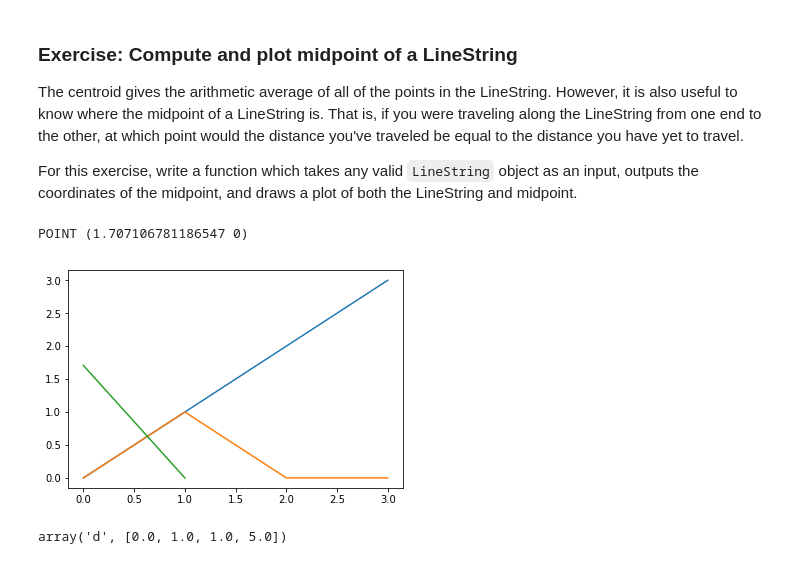
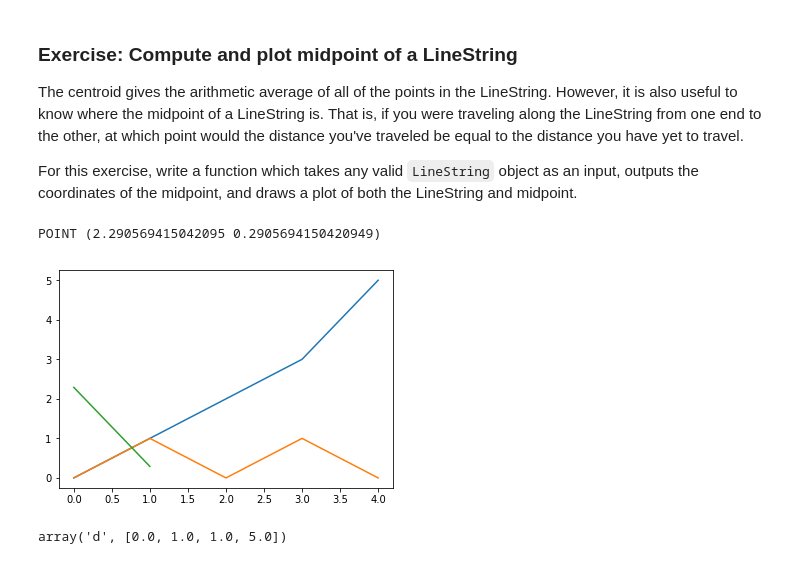
Before and after one commit to bwsi-hadr/02-visualization-and-shapes-dylan-pham, a Jupyter notebook: 02_Visualization_and_Shapes.ipynb, the cells around one changed output. Drawn from its saved outputs; the diff is of its cells as text; code cells hidden in the pictures.

```diff
--- a/02_Visualization_and_Shapes.ipynb
+++ b/02_Visualization_and_Shapes.ipynb
@@ -441,26 +441,27 @@ def getMidpoint(line):
   remaining_length = length_at_midpoint - current_length
   larger_tri_hyp_length = math.sqrt((point2.x-point1.x)**2 + (point2.y-point1.y)**2)
   ratio = larger_tri_hyp_length/remaining_length # large/small
-  x_val = point1.x + point2.x/ratio
-  y_val = point2.y - point2.y/ratio
+
+  x_val = point1.x + abs(point2.x - point1.x)/ratio
+  y_val = abs(point2.y-point1.y)/ratio
 
   midpoint = Point([(x_val, y_val)])
 
   return midpoint
 # %%
-line = LineString([(0, 0), (1, 1), (2, 0), (3, 0)])
+line = LineString([(0, 0), (1, 1), (2, 0), (3, 1), (5, 0)])
 
 midpoint = getMidpoint(line)
 
 fig = plt.figure()
 ax = fig.add_subplot(1,1,1)
 ax.plot(line)
 ax.plot(midpoint)
 
 print(midpoint)
 # %% [output]
-POINT (1.707106781186547 0)
+POINT (2.290569415042095 0.2905694150420949)
-[figure, old version]
+[figure, new version]
 # %%
 line = LineString([(0, 0), (1, 1), (1, 0), (5, 0)])
 line.xy[0]
```
